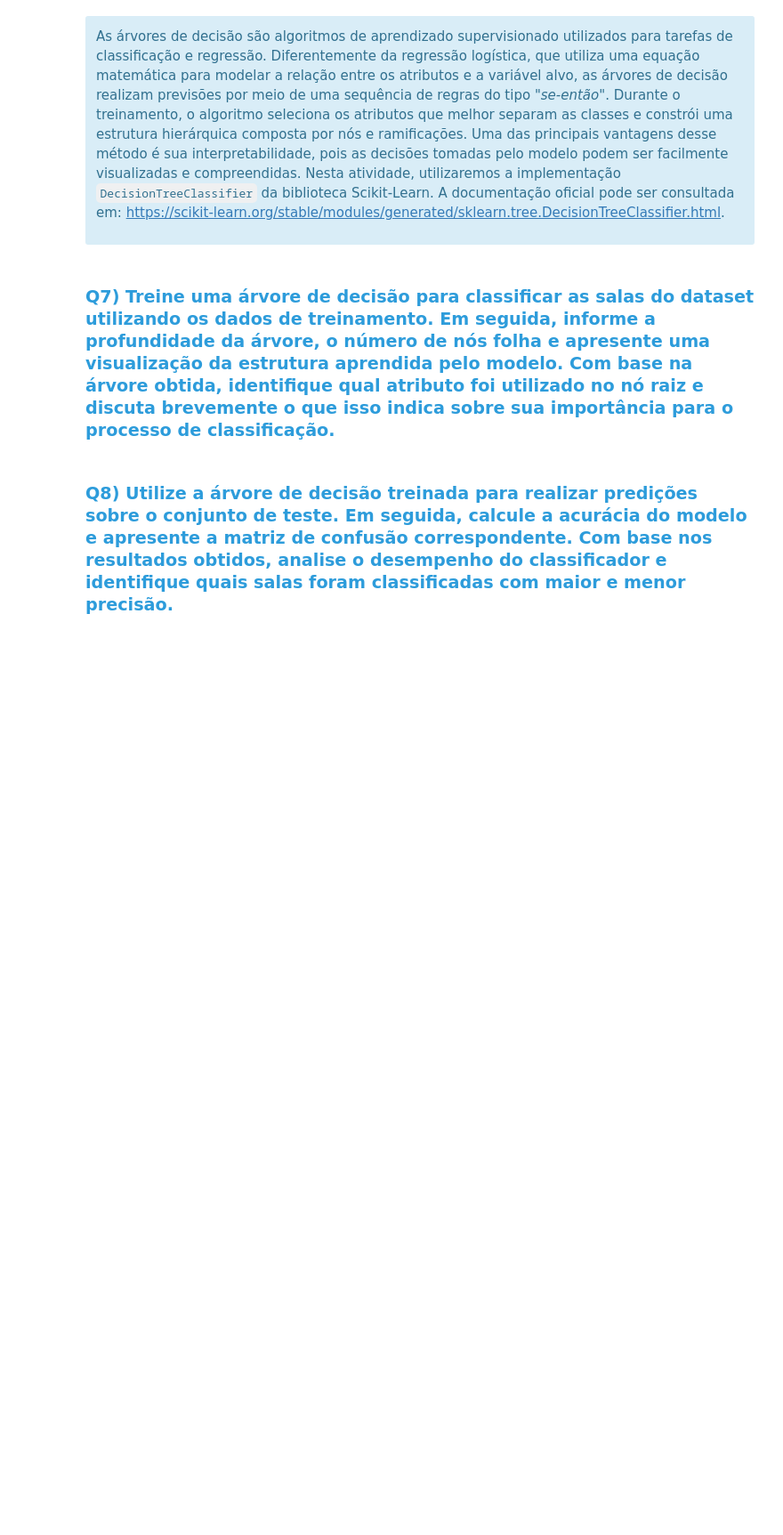
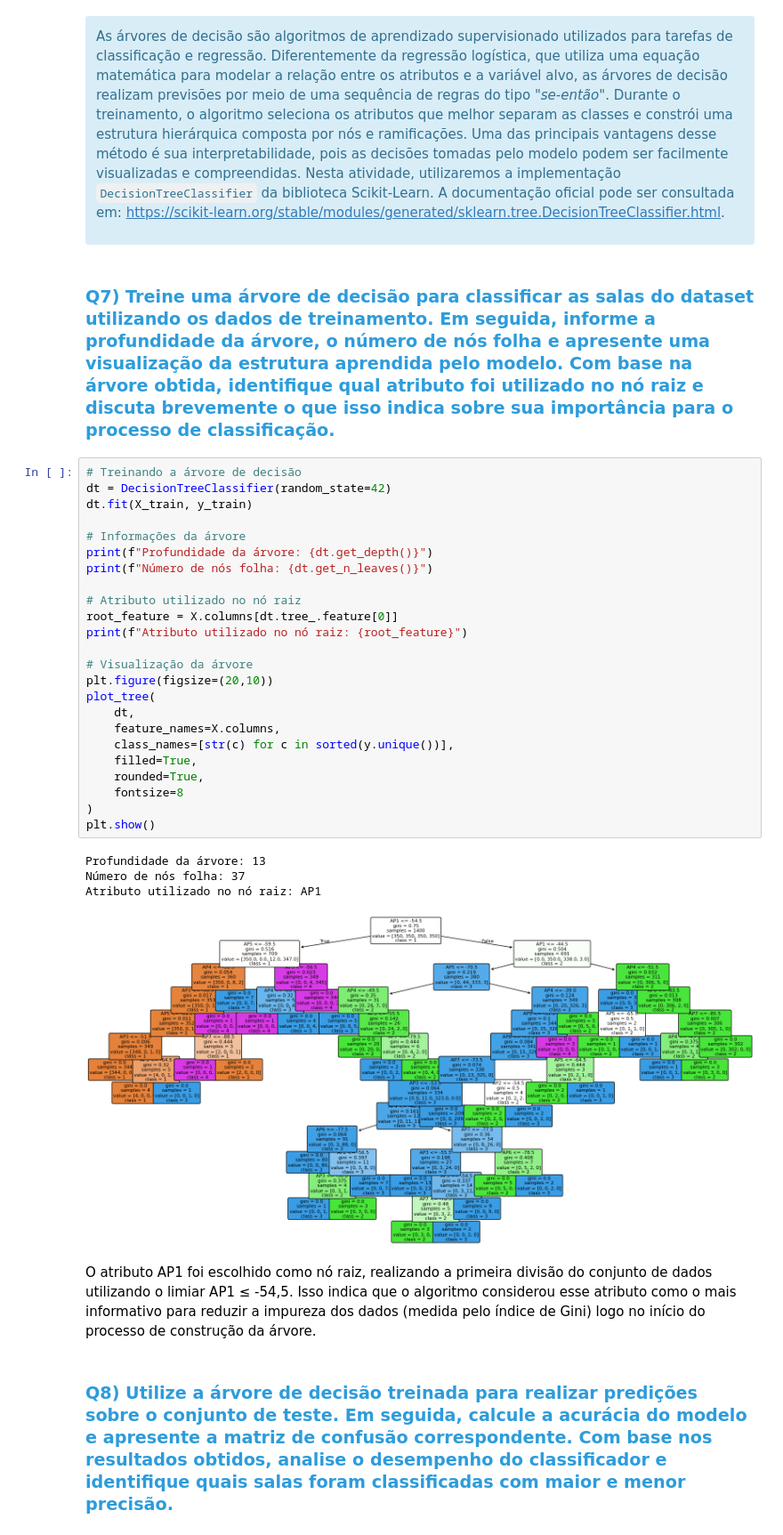
Before and after one commit to AntonioF2/C318, a Jupyter notebook: C318_2026_1_Atividade_06_231.ipynb, the cells around one changed output. Shown at 89% size. Saved outputs shown, nothing was run; the diff lists cells and outputs as text; blank space fills up the shorter version.

```diff
--- a/C318_2026_1_Atividade_06_231.ipynb
+++ b/C318_2026_1_Atividade_06_231.ipynb
@@ -216,5 +263,36 @@ As árvores de decisão são algoritmos de aprendizado supervisionado utilizados
 </div>
 # %% [markdown]
 ### <font color='#2D9CDB'>Q7) Treine uma árvore de decisão para classificar as salas do dataset utilizando os dados de treinamento. Em seguida, informe a profundidade da árvore, o número de nós folha e apresente uma visualização da estrutura aprendida pelo modelo. Com base na árvore obtida, identifique qual atributo foi utilizado no nó raiz e discuta brevemente o que isso indica sobre sua importância para o processo de classificação.</font>
+# %%
+# Treinando a árvore de decisão
+dt = DecisionTreeClassifier(random_state=42)
+dt.fit(X_train, y_train)
+
+# Informações da árvore
+print(f"Profundidade da árvore: {dt.get_depth()}")
+print(f"Número de nós folha: {dt.get_n_leaves()}")
+
+# Atributo utilizado no nó raiz
+root_feature = X.columns[dt.tree_.feature[0]]
+print(f"Atributo utilizado no nó raiz: {root_feature}")
+
+# Visualização da árvore
+plt.figure(figsize=(20,10))
+plot_tree(
+    dt,
+    feature_names=X.columns,
+    class_names=[str(c) for c in sorted(y.unique())],
+    filled=True,
+    rounded=True,
+    fontsize=8
+)
+plt.show()
+# %% [output]
+Profundidade da árvore: 13
+Número de nós folha: 37
+Atributo utilizado no nó raiz: AP1
+[figure, added]
+# %% [markdown]
+O atributo AP1 foi escolhido como nó raiz, realizando a primeira divisão do conjunto de dados utilizando o limiar AP1 ≤ -54,5. Isso indica que o algoritmo considerou esse atributo como o mais informativo para reduzir a impureza dos dados (medida pelo índice de Gini) logo no início do processo de construção da árvore.
 # %% [markdown]
 ### <font color='#2D9CDB'>Q8) Utilize a árvore de decisão treinada para realizar predições sobre o conjunto de teste. Em seguida, calcule a acurácia do modelo e apresente a matriz de confusão correspondente. Com base nos resultados obtidos, analise o desempenho do classificador e identifique quais salas foram classificadas com maior e menor precisão.</font>
```
Also changed, not shown: parts of 26 cells of this notebook.
